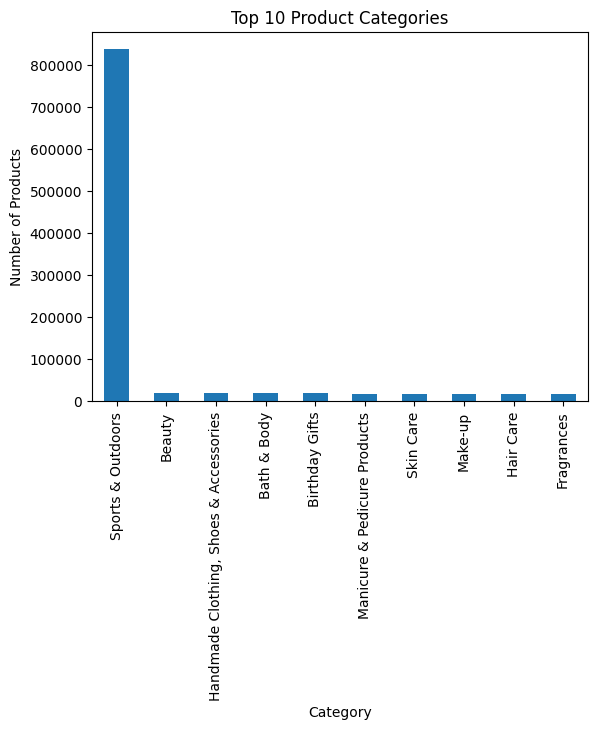
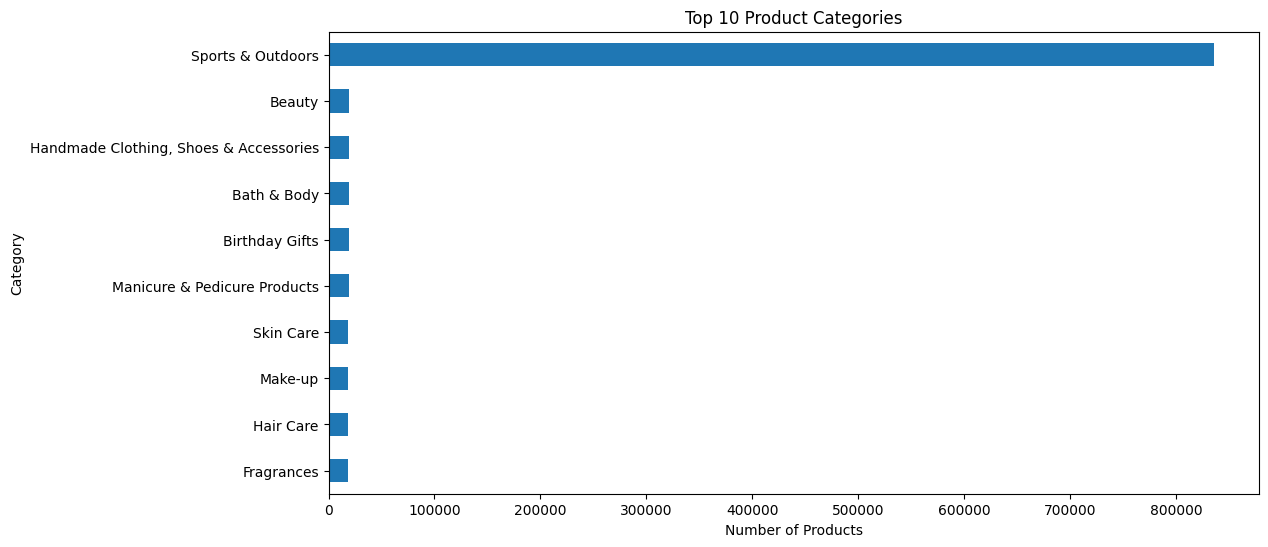
The change to this notebook cell's code, shown as a diff; its figure went from the first image to the second:
--- before
+++ after
@@ -1,9 +1,11 @@
-top_10_categories = category_freq.head(10)
+plt.figure(figsize=(12,6))
 
-top_10_categories.plot(kind='bar')
+top_10_categories.sort_values().plot(
+    kind='barh'
+)
 
 plt.title("Top 10 Product Categories")
-plt.xlabel("Category")
-plt.ylabel("Number of Products")
+plt.xlabel("Number of Products")
+plt.ylabel("Category")
 
 plt.show()

Commit: Update ejercicio.ipynb